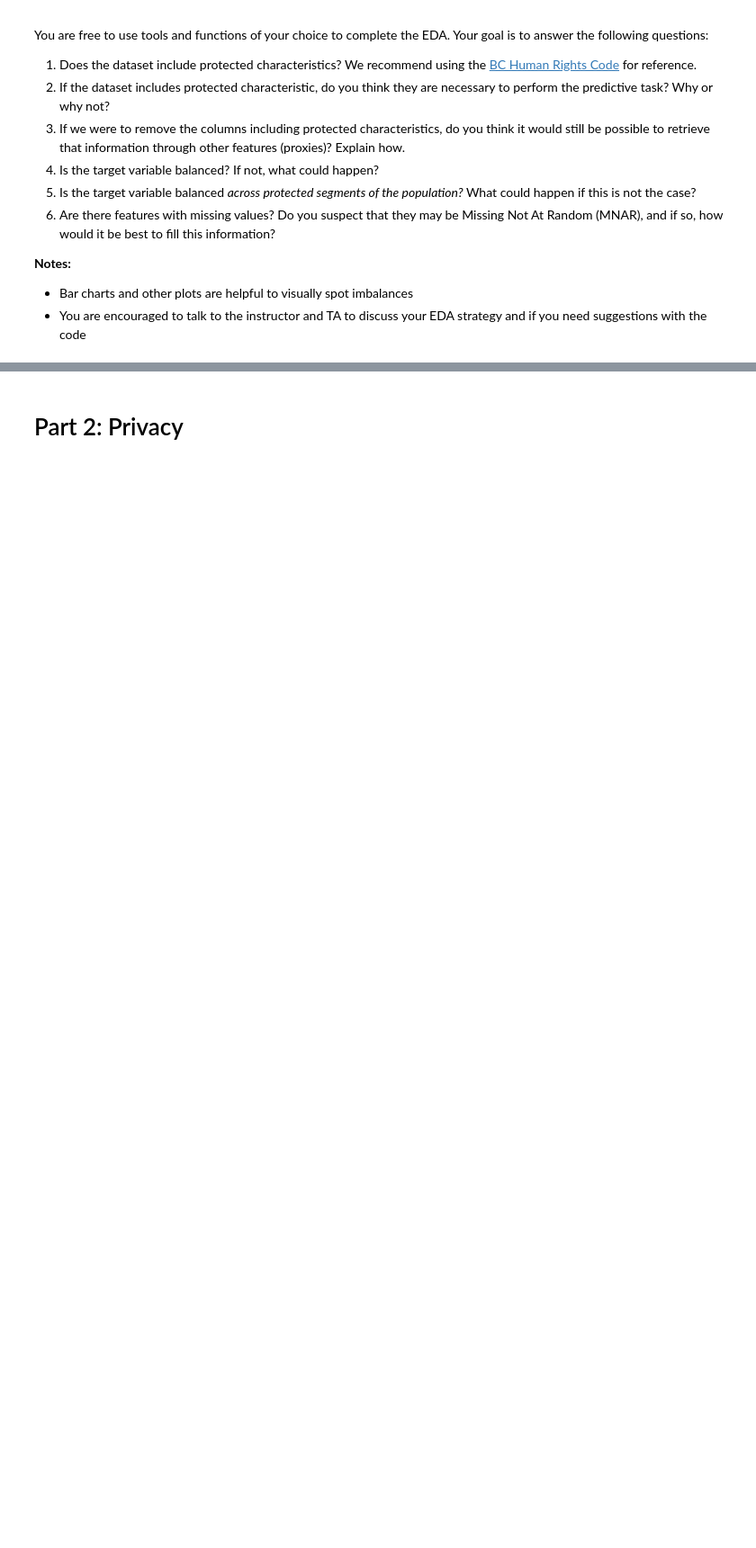
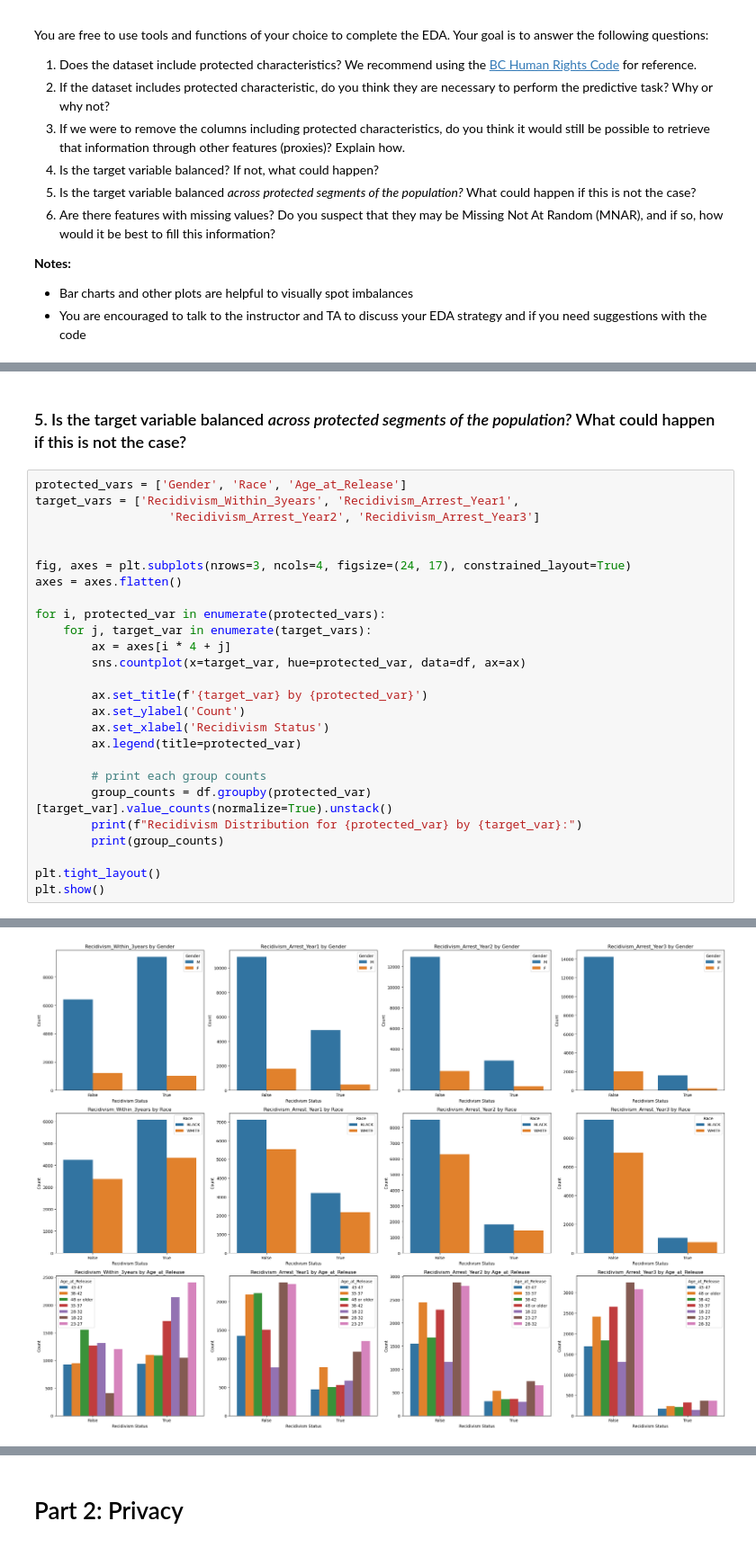
Before and after one commit to RaymondZhang20/DSCI430, a Jupyter notebook: Module 2 assignment-1.ipynb, the cells around one changed output, grey strips where cells are left out. Shown at 90% size. Cells and saved outputs as stored; diff of their text form; blank space fills up the shorter version.

```diff
--- a/Module 2 assignment-1.ipynb
+++ b/Module 2 assignment-1.ipynb
@@ -177,0 +283,29 @@ You are free to use tools and functions of your choice to complete the EDA. Your
+# %% [markdown]
+### 5. Is the target variable balanced *across protected segments of the population?* What could happen if this is not the case?
+# %%
+protected_vars = ['Gender', 'Race', 'Age_at_Release']
+target_vars = ['Recidivism_Within_3years', 'Recidivism_Arrest_Year1',
+                   'Recidivism_Arrest_Year2', 'Recidivism_Arrest_Year3']
+
+
+fig, axes = plt.subplots(nrows=3, ncols=4, figsize=(24, 17), constrained_layout=True)
+axes = axes.flatten()
+
+for i, protected_var in enumerate(protected_vars):
+    for j, target_var in enumerate(target_vars):
+        ax = axes[i * 4 + j]
+        sns.countplot(x=target_var, hue=protected_var, data=df, ax=ax)
+
+        ax.set_title(f'{target_var} by {protected_var}')
+        ax.set_ylabel('Count')
+        ax.set_xlabel('Recidivism Status')
+        ax.legend(title=protected_var)
+
+        # print each group counts
+        group_counts = df.groupby(protected_var)[target_var].value_counts(normalize=True).unstack()
+        print(f"Recidivism Distribution for {protected_var} by {target_var}:")
+        print(group_counts)
+
+plt.tight_layout()
+plt.show()
+# %% [output]
@@ -177,0 +329 @@ You are free to use tools and functions of your choice to complete the EDA. Your
+[figure, added]
```
Also changed, not shown: parts of 34 cells of this notebook.
